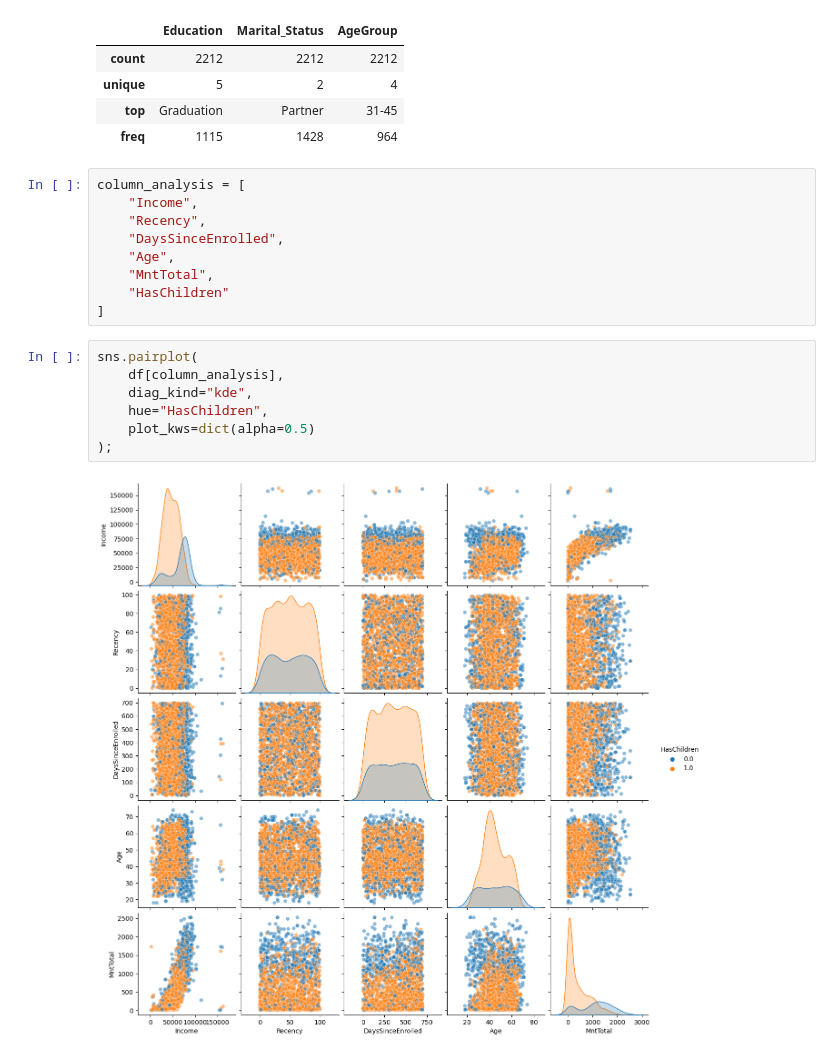
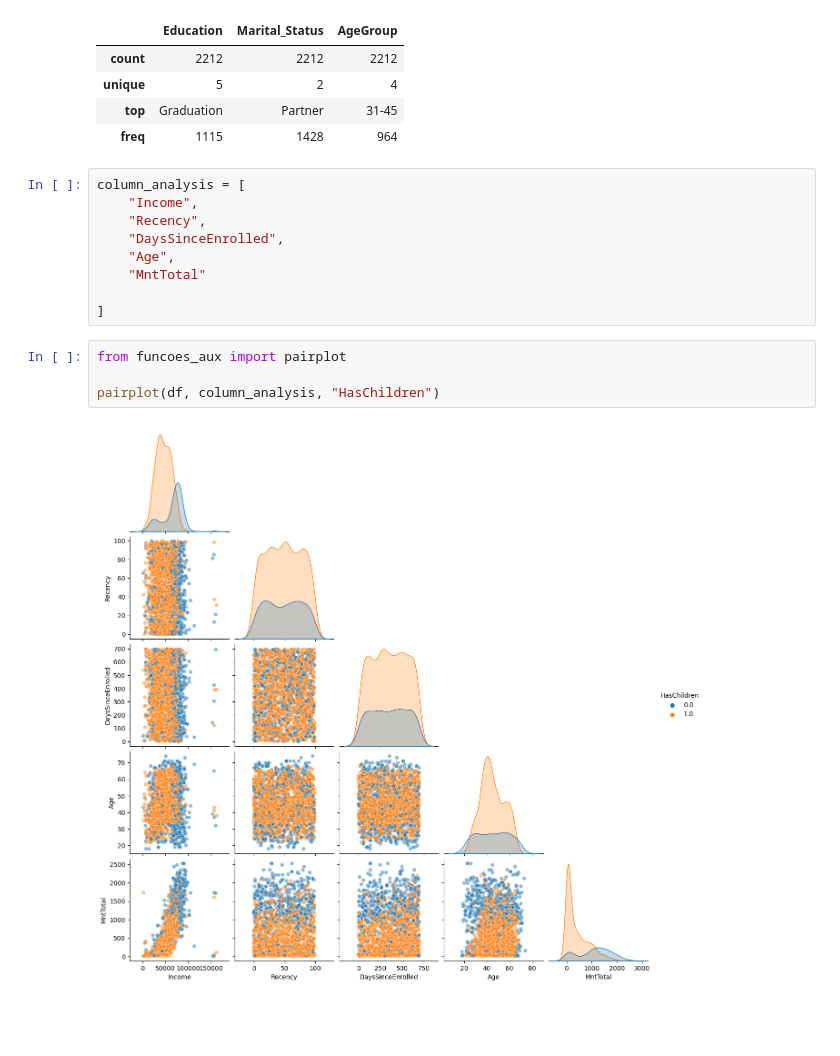
Before and after one commit to BraulioHermanson/IFOOD_2020, a Jupyter notebook: notebook/01_EDA.ipynb, the cells around one changed output. Saved outputs shown, nothing was run; the diff lists cells and outputs as text; blank space fills up the shorter version.

Commit message:
pairplot

```diff
--- a/notebook/01_EDA.ipynb
+++ b/notebook/01_EDA.ipynb
@@ -479,15 +479,12 @@ column_analysis = [
     "Recency",
     "DaysSinceEnrolled",
     "Age",
-    "MntTotal",
-    "HasChildren"
+    "MntTotal"
+
 ]
-# %%
-sns.pairplot(
-    df[column_analysis],
-    diag_kind="kde",
-    hue="HasChildren",
-    plot_kws=dict(alpha=0.5)
-);
-# %% [output]
-[figure, removed]
+# %%
+from funcoes_aux import pairplot
+
+pairplot(df, column_analysis, "HasChildren")
+# %% [output]
+[figure, added]
```
Also changed, not shown: 1 other file.
